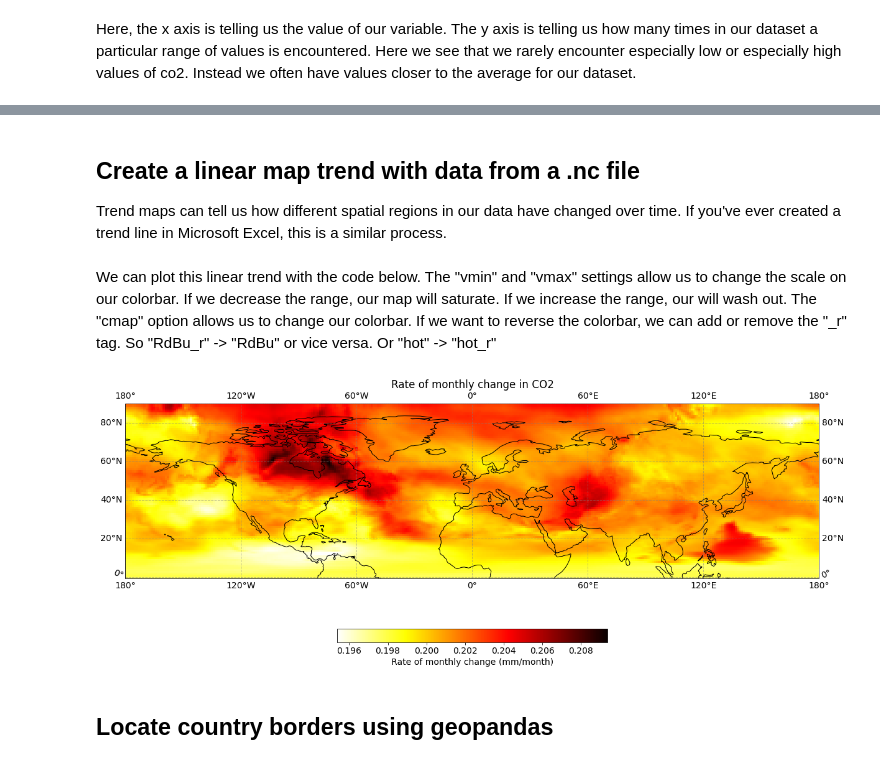
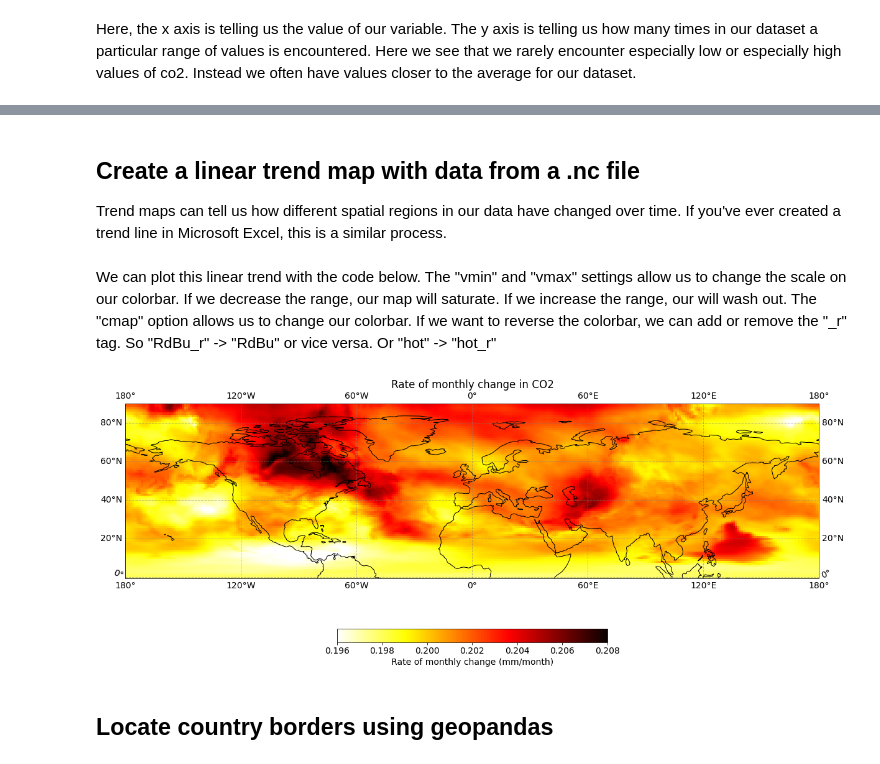
Before and after one commit to bchivers-stanford/taking_the_pulse_of_the_planet, a Jupyter notebook: notebooks/pulse_toolbox.ipynb, the cells around one changed output, grey strips where cells are left out. Cells and saved outputs as stored; diff of their text form; code cells hidden in the pictures.

```diff
--- a/notebooks/pulse_toolbox.ipynb
+++ b/notebooks/pulse_toolbox.ipynb
@@ -112,0 +111,5 @@ dataframe = pd.read_csv("./taking_the_pulse_data/data/dm_export_20150101_2019123
+# %%
+df_co2 = pd.read_csv("./taking_the_pulse_atmosphere_data/co2_gml.csv")
+### generically, this can be written as
+### dataframe_name = pd.read_csv("./path_to/my_csv_file.csv")
+### make sure that your path name is in quotes
@@ -112,0 +176,8 @@ dataframe = pd.read_csv("./taking_the_pulse_data/data/dm_export_20150101_2019123
+# %%
+import datetime
+years = df_co2['year'].values.astype(int)
+months = df_co2['month'].values.astype(int)
+times = [datetime.date(years[ii], months[ii], 1) for ii in range(df_co2.shape[0])]
+time_series = pd.to_datetime(times)
+df_co2['time'] = time_series
+df_co2 = df_co2.set_index('time')
@@ -320,4 +337,4 @@ Here, the x axis is telling us the value of our variable. The y axis is telling
 # %% [markdown]
-## Create a linear map trend with data from a .nc file
+## Create a linear trend map with data from a .nc file
 
 Trend maps can tell us how different spatial regions in our data have changed over time. If you've ever created a trend line in Microsoft Excel, this is a similar process.
@@ -346,25 +350,25 @@ We can plot this linear trend with the code below. The "vmin" and "vmax" setting
 # %%
 fig = plt.figure(figsize=(20, 10))
 ax = plt.axes(projection=ccrs.PlateCarree())
 ax.axes.add_feature(cf.COASTLINE)
 # ax.axes.add_feature(cf.LAND);
 
-out = co2_data['slope'].plot(ax=ax, add_colorbar=False, cmap='hot_r')
+out = co2_data['slope'].plot(ax=ax, add_colorbar=False, vmin = 0.196, vmax = 0.208, cmap='hot_r')
 cb = plt.colorbar(out, fraction=0.04, orientation='horizontal')
 cb.set_label("Rate of monthly change (mm/month)")
 ax.set_aspect(1)
 ax.set_title("Rate of monthly change in CO2")
 
 gl = ax.gridlines(
     crs=ccrs.PlateCarree(),
     draw_labels=True,
     linewidth=1,
     color='gray',
     alpha=0.5,
     linestyle='--'
 )
 # %% [output]
-[figure, old version]
+[figure, new version]
 # %% [markdown]
 ## Locate country borders using geopandas
 # %% [markdown]
```
Also changed, not shown: parts of 64 cells of this notebook.
